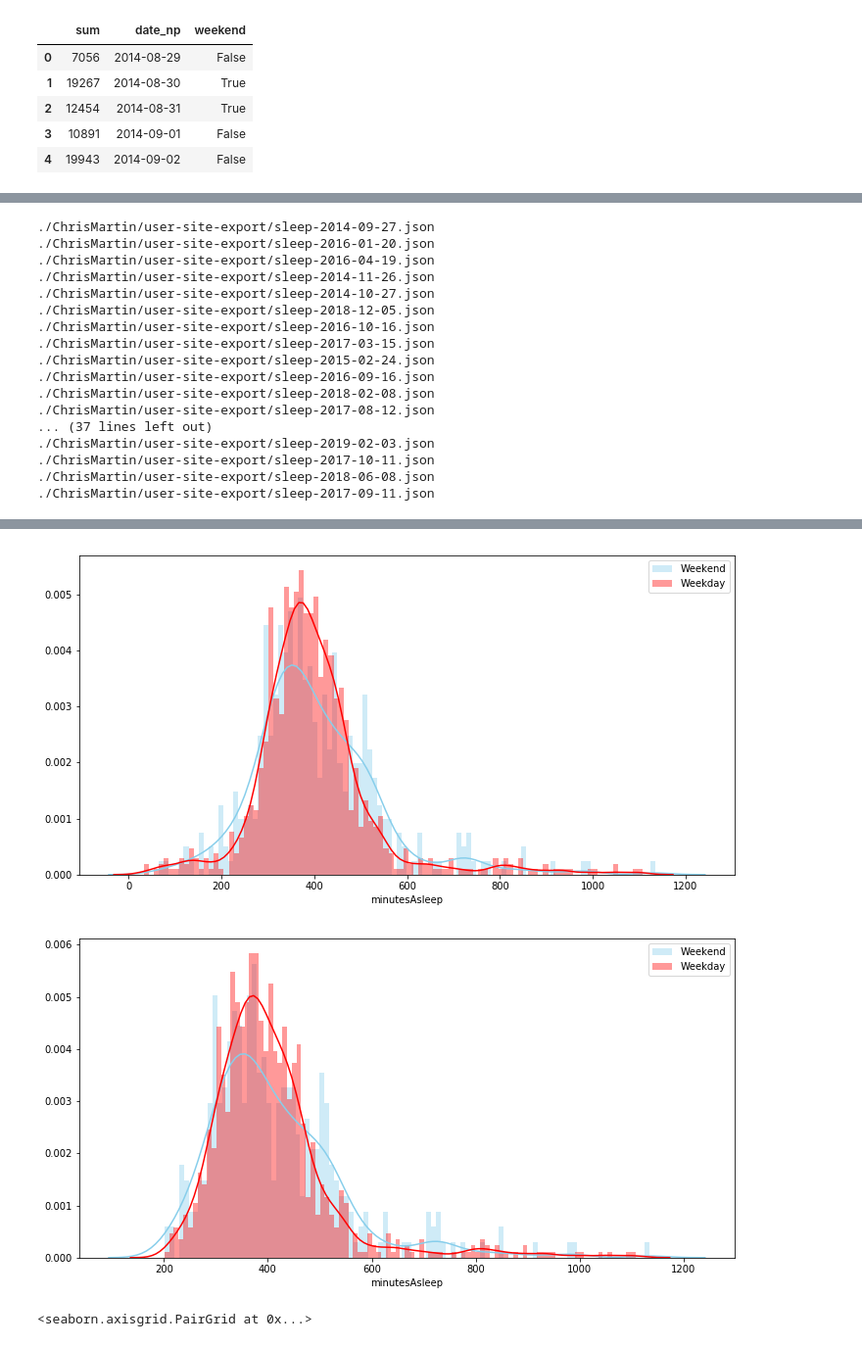
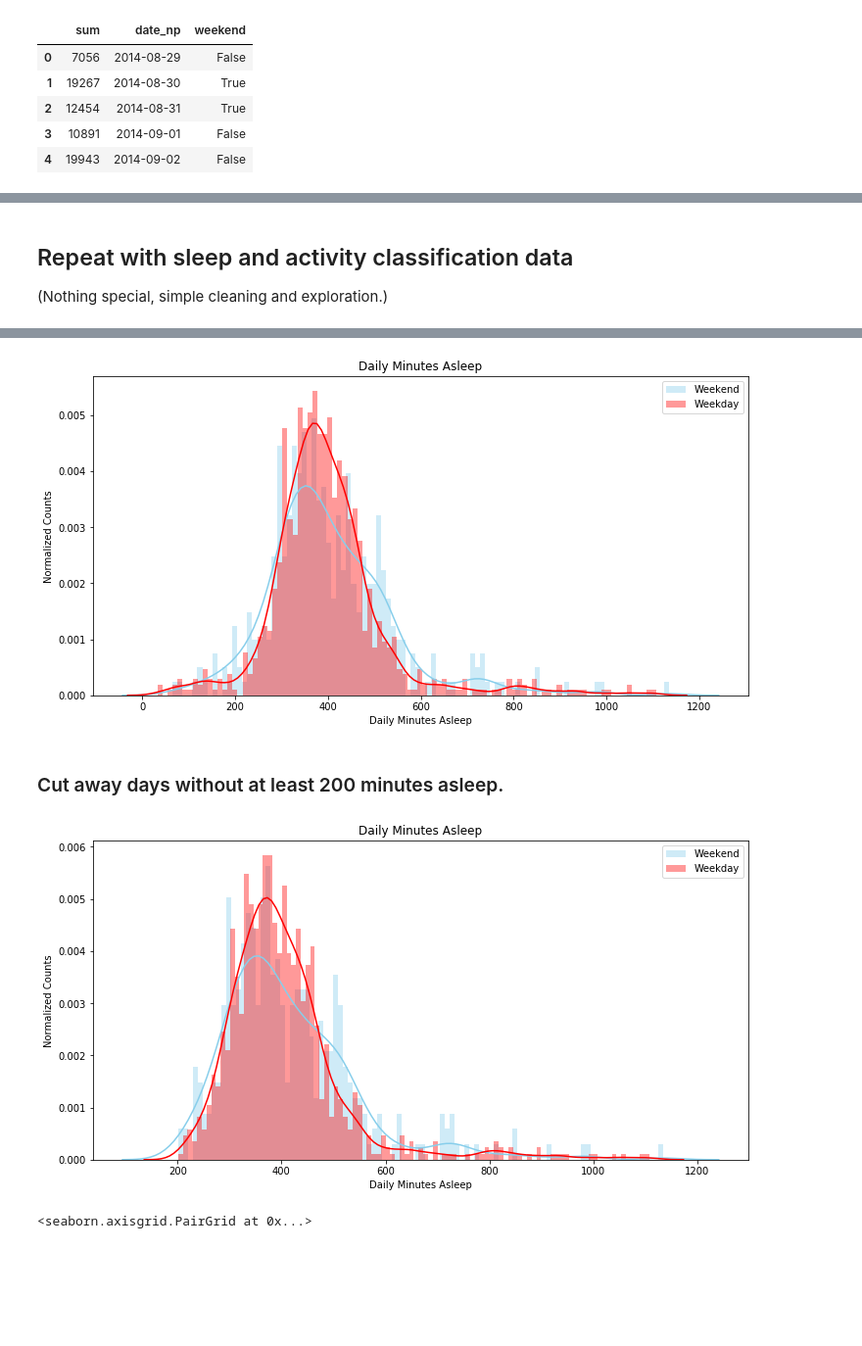
Before and after one commit to chmartin/FitBit-Analysis, a Jupyter notebook: nn_weekend_classif_present.ipynb, the cells around one changed output, grey strips where cells are left out. Shown at 98% size. Saved outputs shown, nothing was run; the diff lists cells and outputs as text; code cells hidden in the pictures; blank space fills up the shorter version.

```diff
--- a/nn_weekend_classif_present.ipynb
+++ b/nn_weekend_classif_present.ipynb
@@ -161,27 +234,13 @@ plt.show()
+# %% [markdown]
+## Repeat with sleep and activity classification data
+
+(Nothing special, simple cleaning and exploration.)
 # %%
 df_sleep = pd.DataFrame()
 for file in glob.glob("./ChrisMartin/user-site-export/sleep-*.json"):
-    print(file)
+    #print(file)
     df_file = pd.read_json(file,orient='records')
     df_sleep = df_sleep.append(df_file)
-# %% [output]
-./ChrisMartin/user-site-export/sleep-2014-09-27.json
-./ChrisMartin/user-site-export/sleep-2016-01-20.json
-./ChrisMartin/user-site-export/sleep-2016-04-19.json
-./ChrisMartin/user-site-export/sleep-2014-11-26.json
-./ChrisMartin/user-site-export/sleep-2014-10-27.json
-./ChrisMartin/user-site-export/sleep-2018-12-05.json
-./ChrisMartin/user-site-export/sleep-2016-10-16.json
-./ChrisMartin/user-site-export/sleep-2017-03-15.json
-./ChrisMartin/user-site-export/sleep-2015-02-24.json
-./ChrisMartin/user-site-export/sleep-2016-09-16.json
-./ChrisMartin/user-site-export/sleep-2018-02-08.json
-./ChrisMartin/user-site-export/sleep-2017-08-12.json
-... (37 lines left out)
-./ChrisMartin/user-site-export/sleep-2019-02-03.json
-./ChrisMartin/user-site-export/sleep-2017-10-11.json
-./ChrisMartin/user-site-export/sleep-2018-06-08.json
-./ChrisMartin/user-site-export/sleep-2017-09-11.json
 # %%
 df_sleep.info()
 # %% [output]
@@ -234,18 +293,26 @@ axis = plt.figure(figsize=(12,6))
 sns.distplot( sum_sleep.loc[sum_sleep['weekend'] == True,'minutesAsleep'] , color="skyblue", label="Weekend",bins=100)
 sns.distplot( sum_sleep.loc[sum_sleep['weekend'] == False,'minutesAsleep'] , color="red", label="Weekday",bins=100)
 plt.legend()
+plt.xlabel("Daily Minutes Asleep")
+plt.ylabel("Normalized Counts")
+plt.title("Daily Minutes Asleep")
 plt.show()
 # %% [output]
-[figure, old version]
+[figure, new version]
+# %% [markdown]
+### Cut away days without at least 200 minutes asleep.
 # %%
 sum_sleep = sum_sleep[sum_sleep['minutesAsleep'] > 200]
 axis = plt.figure(figsize=(12,6))
 sns.distplot( sum_sleep.loc[sum_sleep['weekend'] == True,'minutesAsleep'] , color="skyblue", label="Weekend",bins=100)
 sns.distplot( sum_sleep.loc[sum_sleep['weekend'] == False,'minutesAsleep'] , color="red", label="Weekday",bins=100)
 plt.legend()
+plt.xlabel("Daily Minutes Asleep")
+plt.ylabel("Normalized Counts")
+plt.title("Daily Minutes Asleep")
 plt.show()
 # %% [output]
-[figure, old version]
+[figure, new version]
 # %%
 sum_sleep = sum_sleep.drop(['infoCode','logId','day_of_week'],axis=1)
 # %%
```
Also changed, not shown: parts of 83 cells of this notebook.
